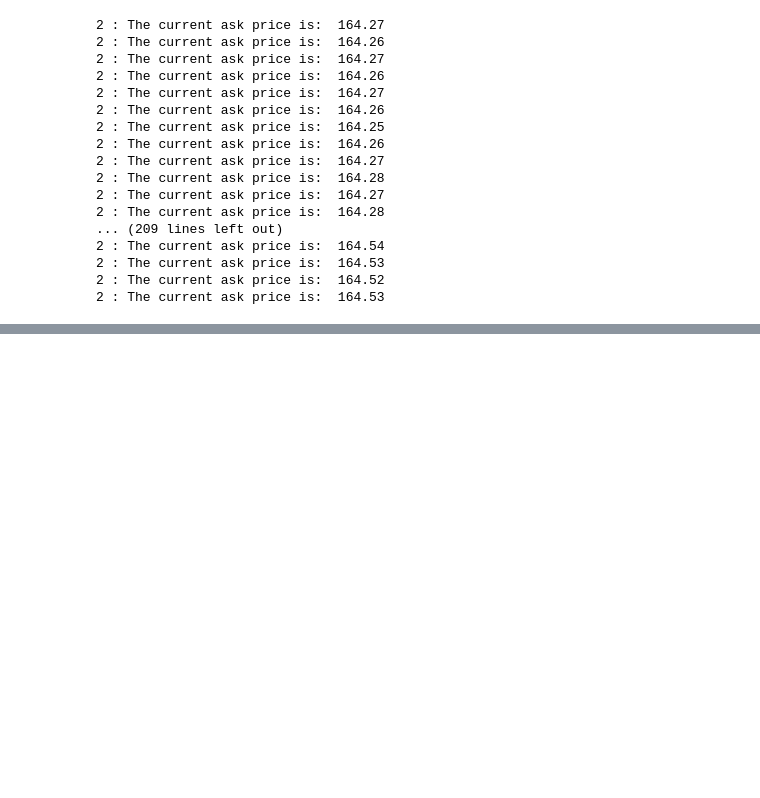
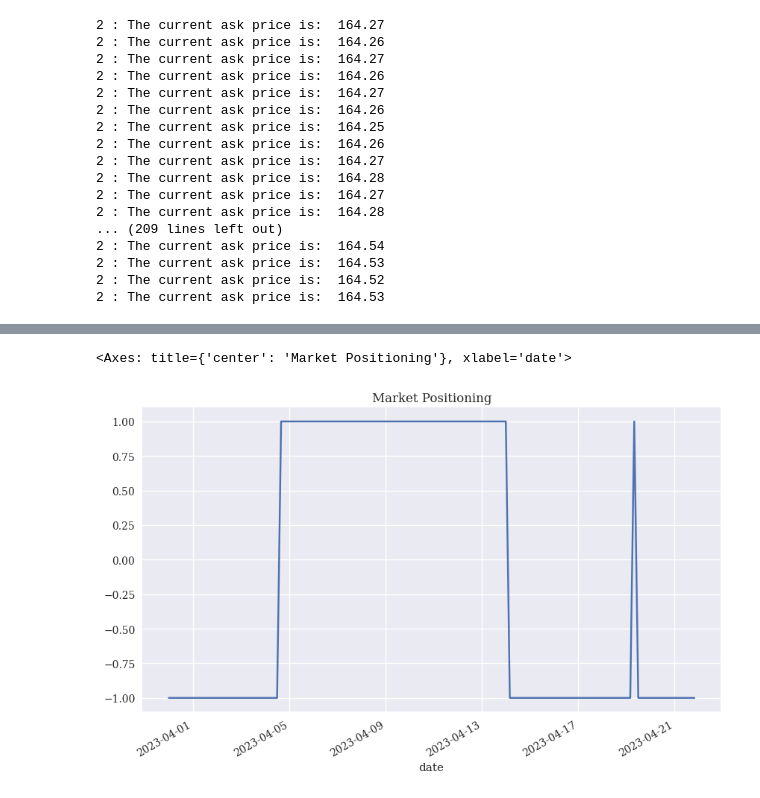
Before and after one commit to eltonplath/algo-trading, a Jupyter notebook: notebooks/IB_Scratchpad.ipynb, the cells around one changed output, grey strips where cells are left out. Drawn from its saved outputs; the diff is of its cells as text; code cells hidden in the pictures; blank space fills up the shorter version.

```diff
--- a/notebooks/IB_Scratchpad.ipynb
+++ b/notebooks/IB_Scratchpad.ipynb
@@ -127,2 +113,13 @@ Time: 1681758000 Close: 1.0926
+# %%
+app.data = []
+
+eurzar_contract = Contract()
+eurzar_contract.symbol = 'EUR'
+eurzar_contract.secType = 'CASH'
+eurzar_contract.exchange = 'IDEALPRO'
+eurzar_contract.currency = 'ZAR'
+
+#Request historical candles
+app.reqHistoricalData(1, eurzar_contract, '', '4 W', '4 hours', 'BID', 0, 2, False, [])
 # %%
 #Working with Pandas DataFrames
@@ -154,0 +193,3 @@ df.to_csv('EURUSD_Hourly.csv')
+# %%
+df['position'] = np.where(df['10SMA'] > df['30SMA'], 1, -1)
+df.dropna(inplace=True)
@@ -154,0 +228,8 @@ df.to_csv('EURUSD_Hourly.csv')
+# %%
+df['position'].plot(x='date',
+                    ylim=[-1.1, 1.1],
+                    title='Market Positioning',
+                    figsize=(10,6))
+# %% [output]
+<Axes: title={'center': 'Market Positioning'}, xlabel='date'>
+[figure, added]
```
Also changed, not shown: parts of 14 cells of this notebook, 19 other files.
